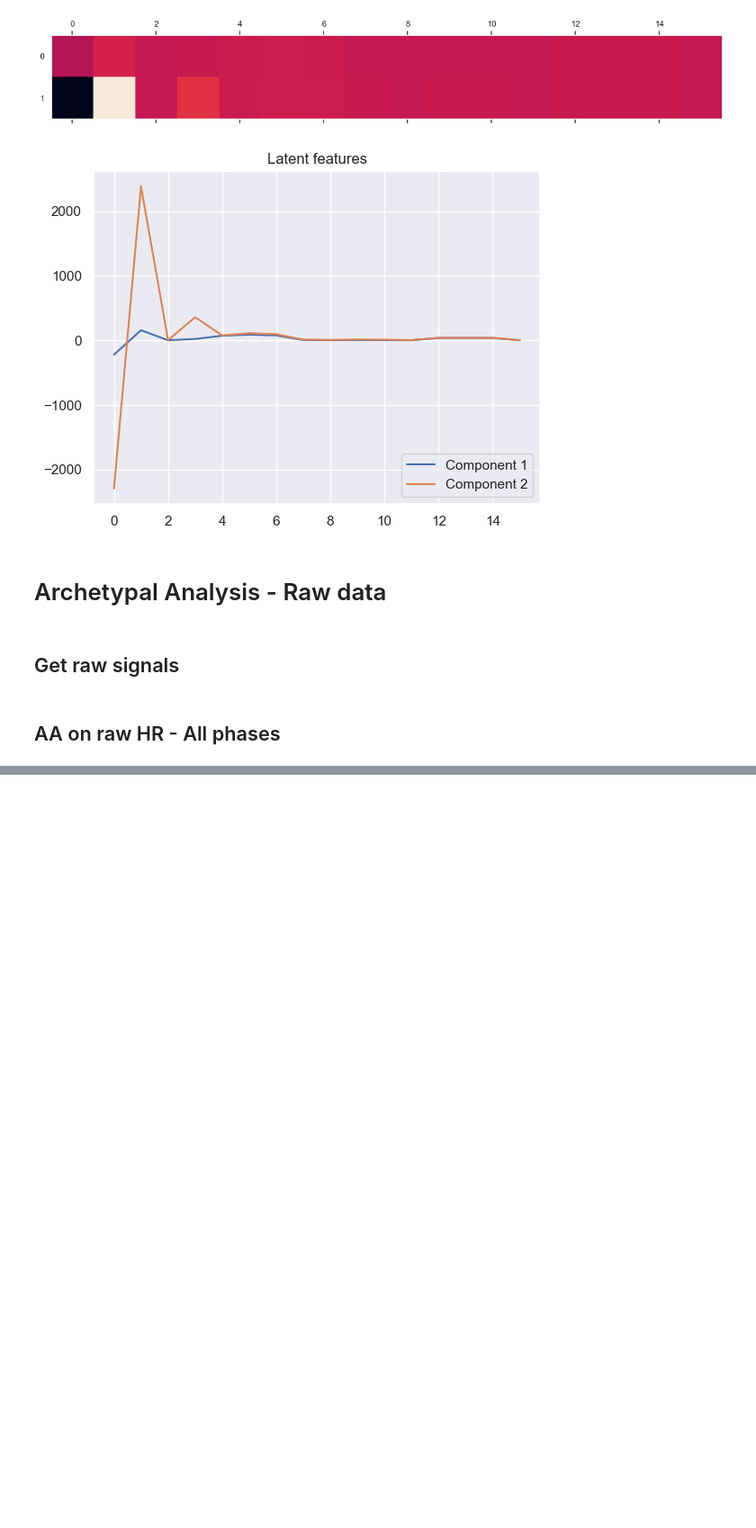
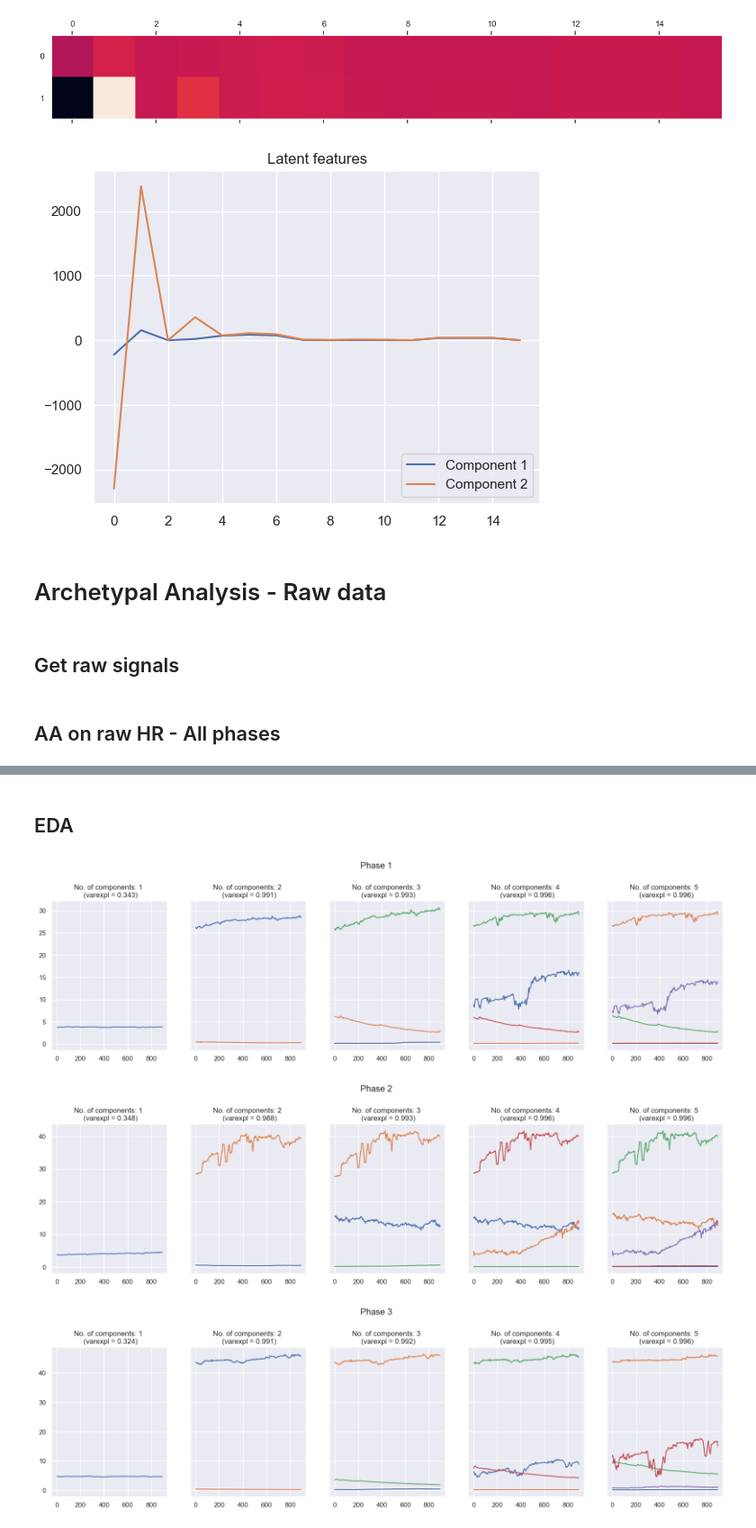
Before and after one commit to tbarcinski/02582-Computational-Data-Analysis, a Jupyter notebook: Case2/AA.ipynb, the cells around one changed output, grey strips where cells are left out. Shown at 90% size. Drawn from its saved outputs; the diff is of its cells as text; code cells hidden in the pictures; blank space fills up the shorter version.

```diff
--- a/Case2/AA.ipynb
+++ b/Case2/AA.ipynb
@@ -191,0 +219,9 @@ for j, n_components in enumerate(n_components_list):
+# %% [markdown]
+## EDA
+# %%
+for i in range(1,4):
+    plot_different_n_components(EDA_phases, i, n_components_list)
+# %% [output]
+[figure, added]
+[figure, added]
+[figure, added]
```
Also changed, not shown: parts of 17 cells of this notebook.
